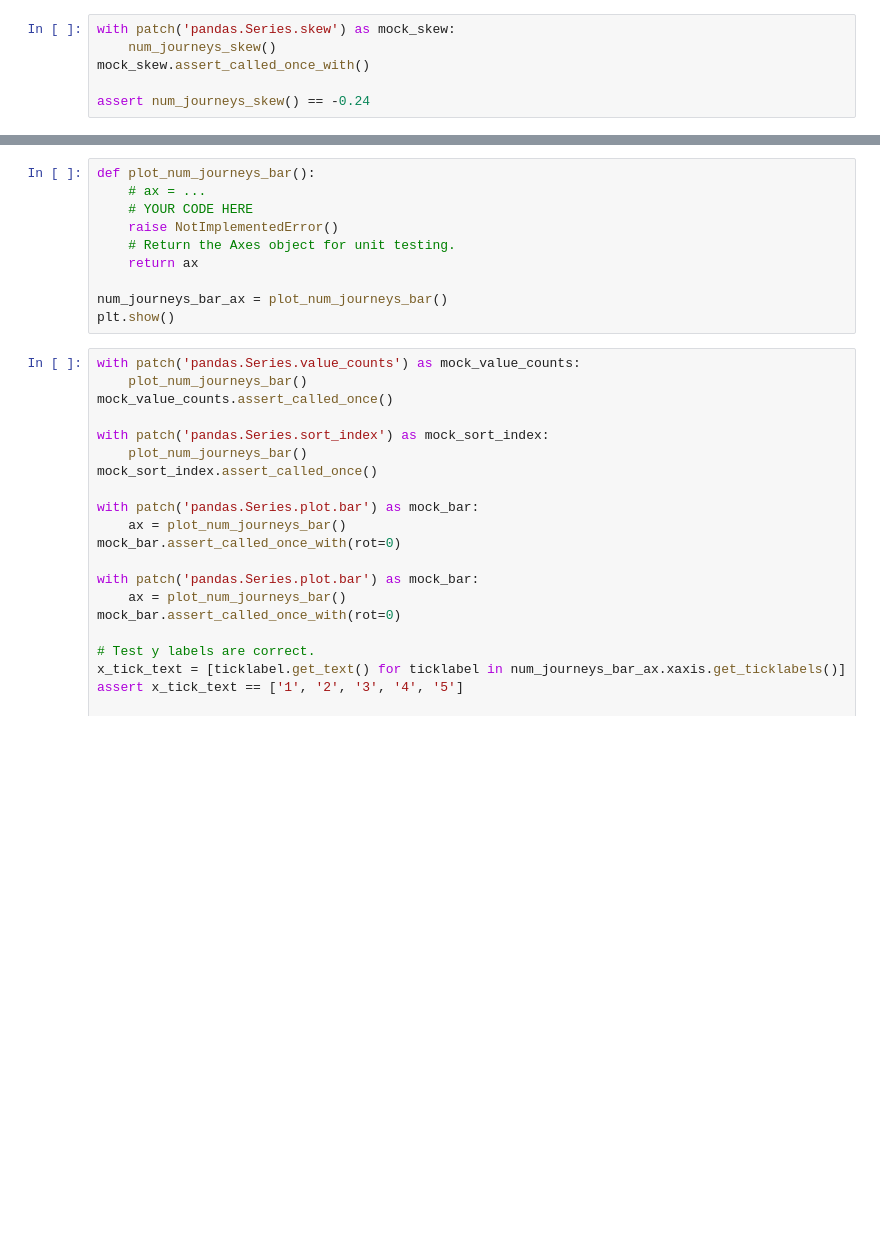
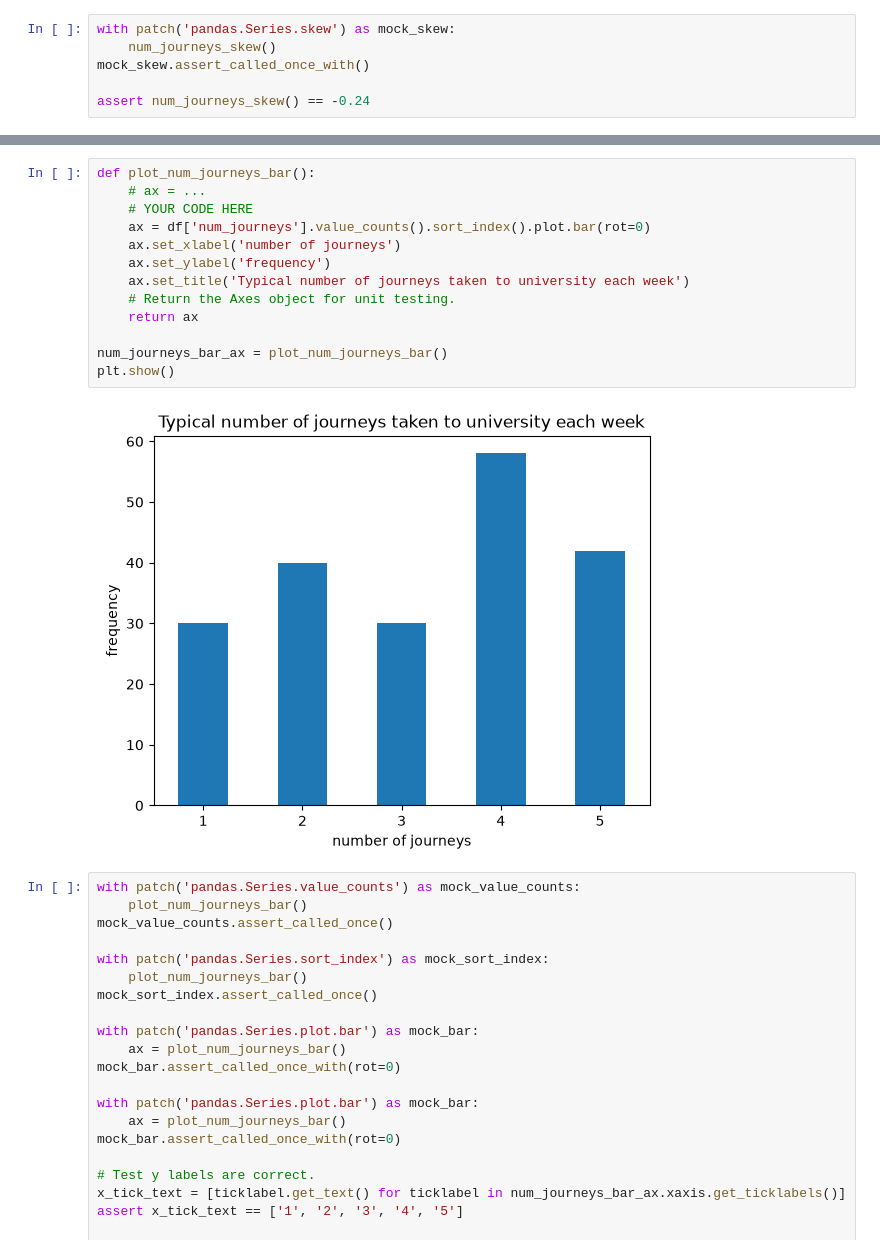
Before and after one commit to samuelsbenghe/year3-data-week5-lab, a Jupyter notebook: Descriptive statistics 1.ipynb, the cells around one changed output, grey strips where cells are left out. Drawn from its saved outputs; the diff is of its cells as text; blank space fills up the shorter version.

```diff
--- a/Descriptive statistics 1.ipynb
+++ b/Descriptive statistics 1.ipynb
@@ -343,13 +349,18 @@ We ususally wouldn't define a function to produce a simple plot like this, but w
 # %%
 def plot_num_journeys_bar():
     # ax = ...
     # YOUR CODE HERE
-    raise NotImplementedError()
+    ax = df['num_journeys'].value_counts().sort_index().plot.bar(rot=0)
+    ax.set_xlabel('number of journeys')
+    ax.set_ylabel('frequency')
+    ax.set_title('Typical number of journeys taken to university each week')
     # Return the Axes object for unit testing.
     return ax
 
 num_journeys_bar_ax = plot_num_journeys_bar()
 plt.show()
+# %% [output]
+[figure, added]
 # %%
 with patch('pandas.Series.value_counts') as mock_value_counts:
     plot_num_journeys_bar()
```
Also changed, not shown: parts of 6 cells of this notebook.
